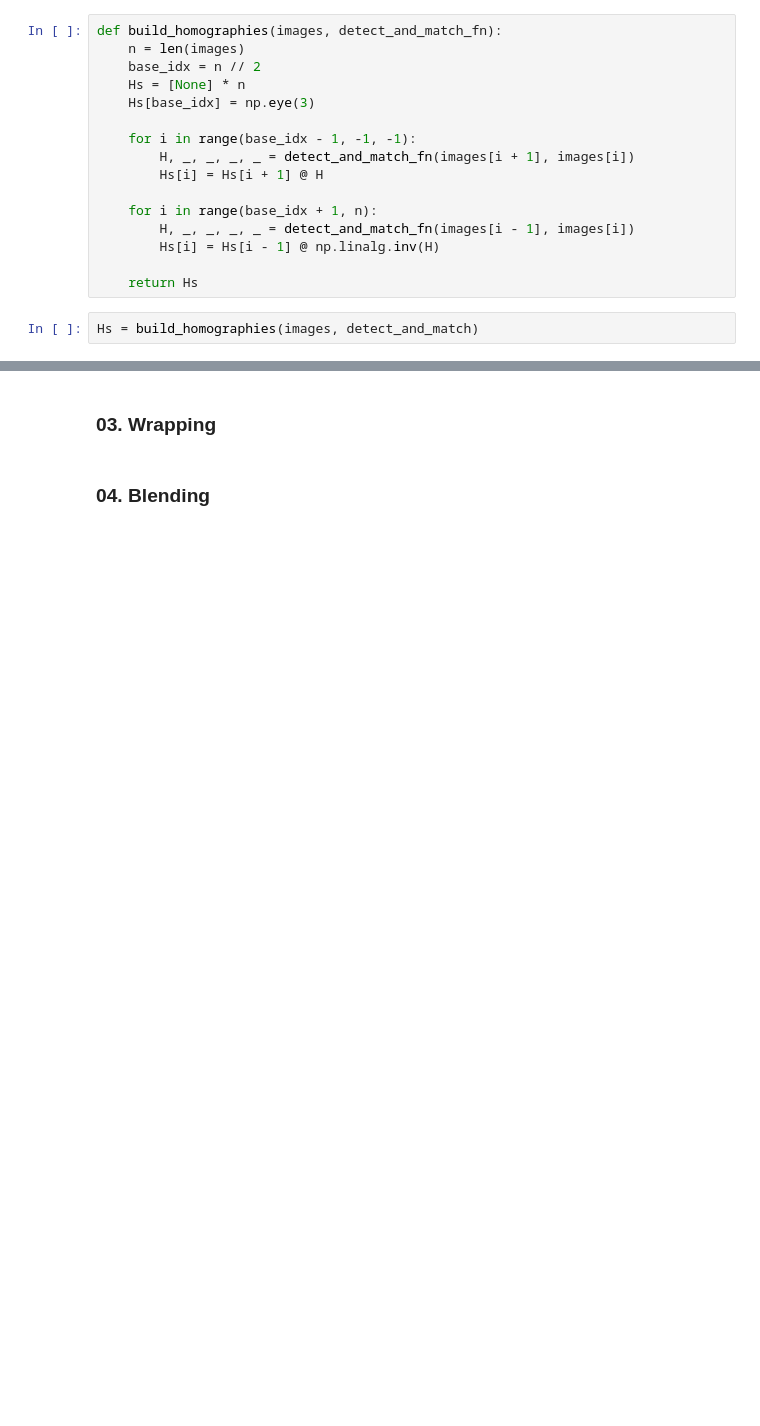
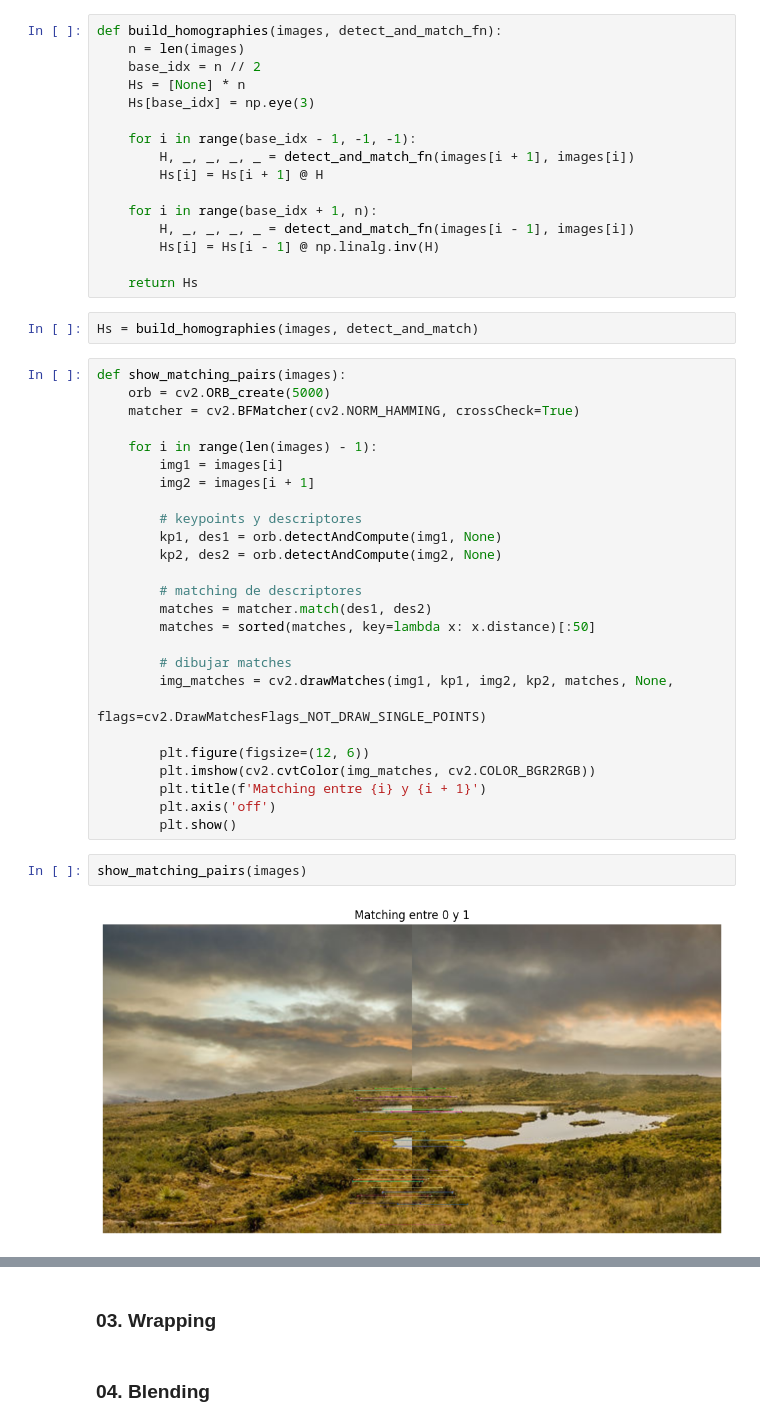
Before and after one commit to bl33h/panoramaBuilder, a Jupyter notebook: src/panorama.ipynb, the cells around one changed output, grey strips where cells are left out. Drawn from its saved outputs; the diff is of its cells as text; blank space fills up the shorter version.

Commit message:
[feat]: show matching pairs

```diff
--- a/src/panorama.ipynb
+++ b/src/panorama.ipynb
@@ -53,3 +53,33 @@ def build_homographies(images, detect_and_match_fn):
     return Hs
 # %%
 Hs = build_homographies(images, detect_and_match)
+# %%
+def show_matching_pairs(images):
+    orb = cv2.ORB_create(5000)
+    matcher = cv2.BFMatcher(cv2.NORM_HAMMING, crossCheck=True)
+
+    for i in range(len(images) - 1):
+        img1 = images[i]
+        img2 = images[i + 1]
+
+        # keypoints y descriptores
+        kp1, des1 = orb.detectAndCompute(img1, None)
+        kp2, des2 = orb.detectAndCompute(img2, None)
+
+        # matching de descriptores
+        matches = matcher.match(des1, des2)
+        matches = sorted(matches, key=lambda x: x.distance)[:50]
+
+        # dibujar matches
+        img_matches = cv2.drawMatches(img1, kp1, img2, kp2, matches, None,
+                                    flags=cv2.DrawMatchesFlags_NOT_DRAW_SINGLE_POINTS)
+
+        plt.figure(figsize=(12, 6))
+        plt.imshow(cv2.cvtColor(img_matches, cv2.COLOR_BGR2RGB))
+        plt.title(f'Matching entre {i} y {i + 1}')
+        plt.axis('off')
+        plt.show()
+# %%
+show_matching_pairs(images)
+# %% [output]
+[figure, added]
```
Also changed, not shown: parts of 1 cell of this notebook.
